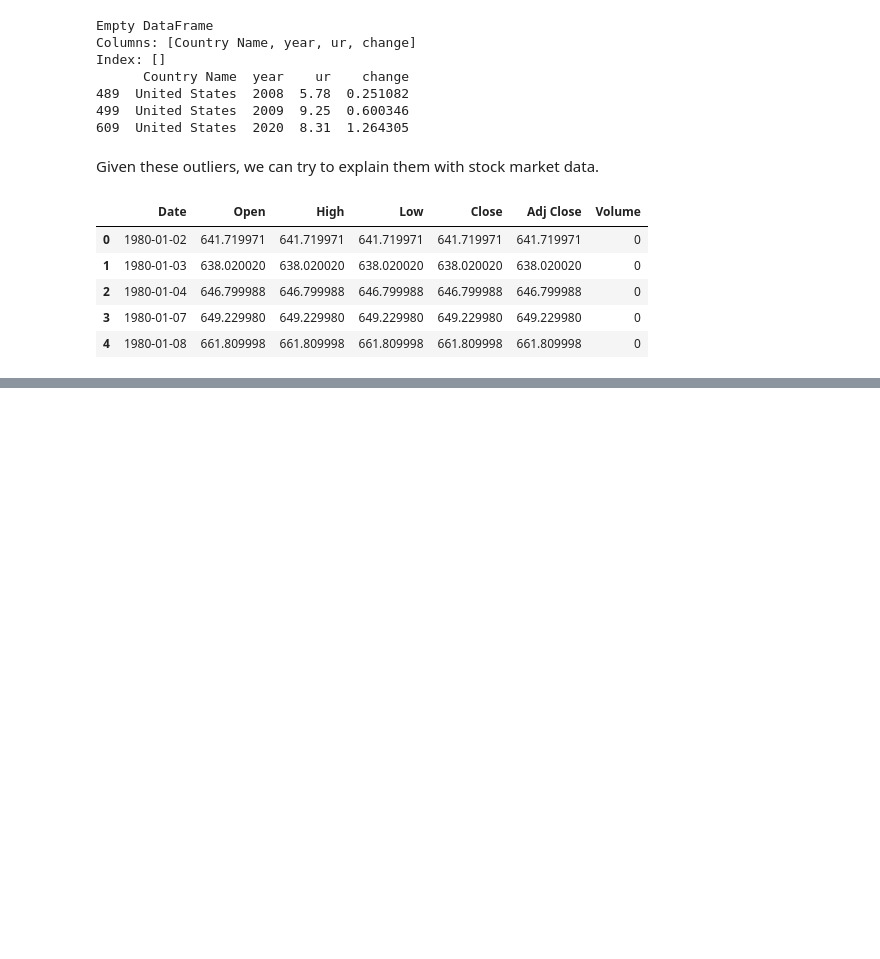
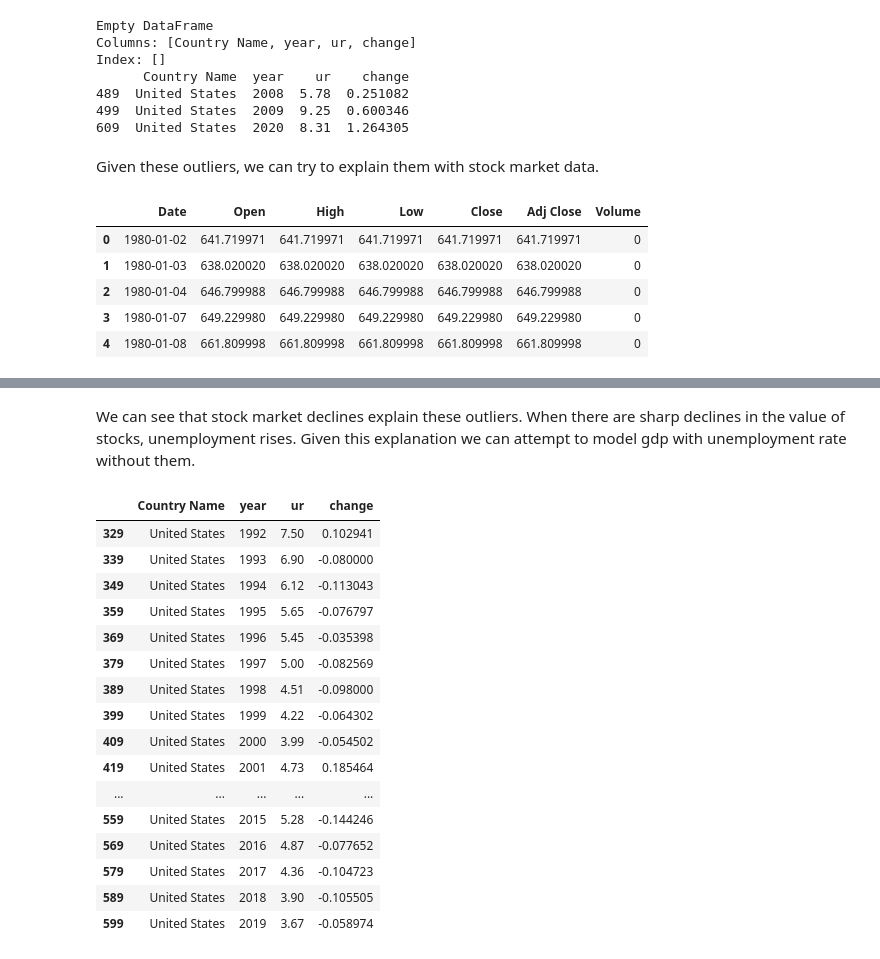
Before and after one commit to thudsonbu/ds-project-1, a Jupyter notebook: project-2.ipynb, the cells around one changed output, grey strips where cells are left out. Saved outputs shown, nothing was run; the diff lists cells and outputs as text; code cells hidden in the pictures; blank space fills up the shorter version.

```diff
--- a/project-2.ipynb
+++ b/project-2.ipynb
@@ -462,0 +460,32 @@ plt.show()
+# %% [markdown]
+We can see that stock market declines explain these outliers. When there are sharp declines in the value of stocks, unemployment rises. Given this explanation we can attempt to model gdp with unemployment rate without them.
+# %%
+# use antijoin to remove outliers
+ur_us_outliers_merge = ur_us.merge(
+  upper_outliers,
+  on='year',
+  how='left',
+  indicator=True
+)
+
+clean_years = ur_us_outliers_merge.loc[ ur_us_outliers_merge['_merge'] == 'left_only', 'year' ]
+
+ur_us_clean = ur_us[ ur_us['year'].isin(clean_years) ]
+# %% [output]
+|  | Country Name | year | ur | change |
+| 329 | United States | 1992 | 7.50 | 0.102941 |
+| 339 | United States | 1993 | 6.90 | -0.080000 |
+| 349 | United States | 1994 | 6.12 | -0.113043 |
+| 359 | United States | 1995 | 5.65 | -0.076797 |
+| 369 | United States | 1996 | 5.45 | -0.035398 |
+| 379 | United States | 1997 | 5.00 | -0.082569 |
+| 389 | United States | 1998 | 4.51 | -0.098000 |
+| 399 | United States | 1999 | 4.22 | -0.064302 |
+| 409 | United States | 2000 | 3.99 | -0.054502 |
+| 419 | United States | 2001 | 4.73 | 0.185464 |
+| ... | ... | ... | ... | ... |
+| 559 | United States | 2015 | 5.28 | -0.144246 |
+| 569 | United States | 2016 | 4.87 | -0.077652 |
+| 579 | United States | 2017 | 4.36 | -0.104723 |
+| 589 | United States | 2018 | 3.90 | -0.105505 |
+| 599 | United States | 2019 | 3.67 | -0.058974 |
```
Also changed, not shown: parts of 4 cells of this notebook.
